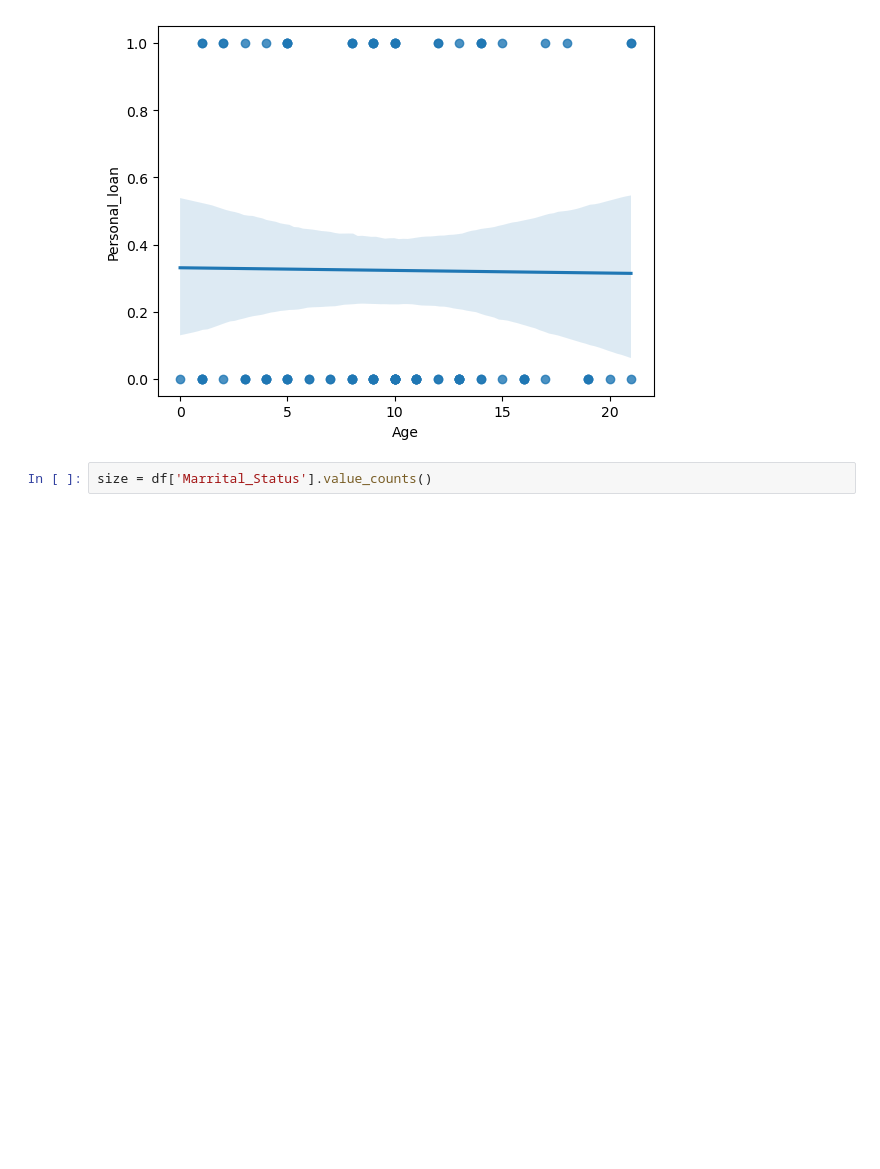
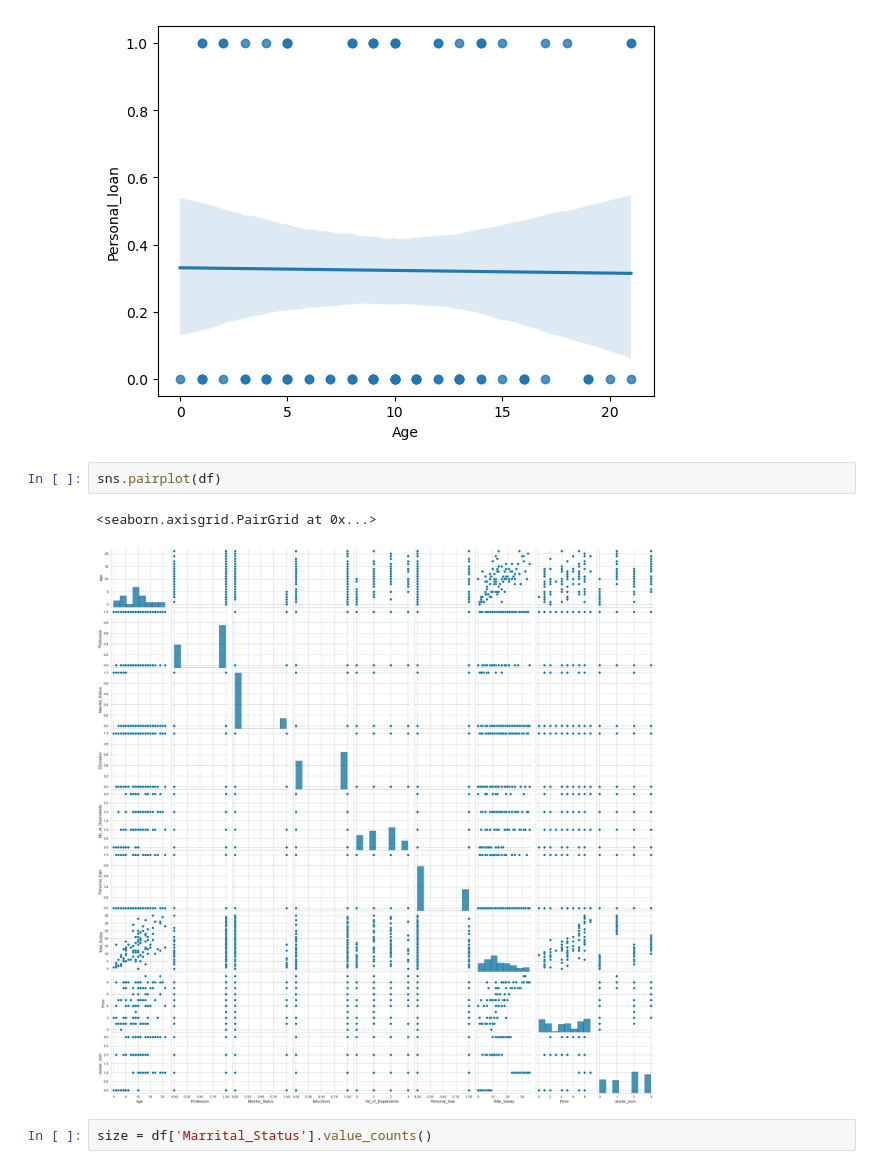
Before and after one commit to rohith4088/EV_SEGMENTATION, a Jupyter notebook: segmentation2.ipynb, the cells around one changed output. Cells and saved outputs as stored; diff of their text form; blank space fills up the shorter version.

```diff
--- a/segmentation2.ipynb
+++ b/segmentation2.ipynb
@@ -161,6 +161,11 @@ sns.regplot(x = 'Age',y = 'Personal_loan',data = df)
 plt.show()
 # %% [output]
 [figure]
+# %%
+sns.pairplot(df)
+# %% [output]
+<seaborn.axisgrid.PairGrid at 0x...>
+[figure, added]
 # %%
 size = df['Marrital_Status'].value_counts()
 # %%
```
Also changed, not shown: parts of 1 cell of this notebook, 1 other file.
